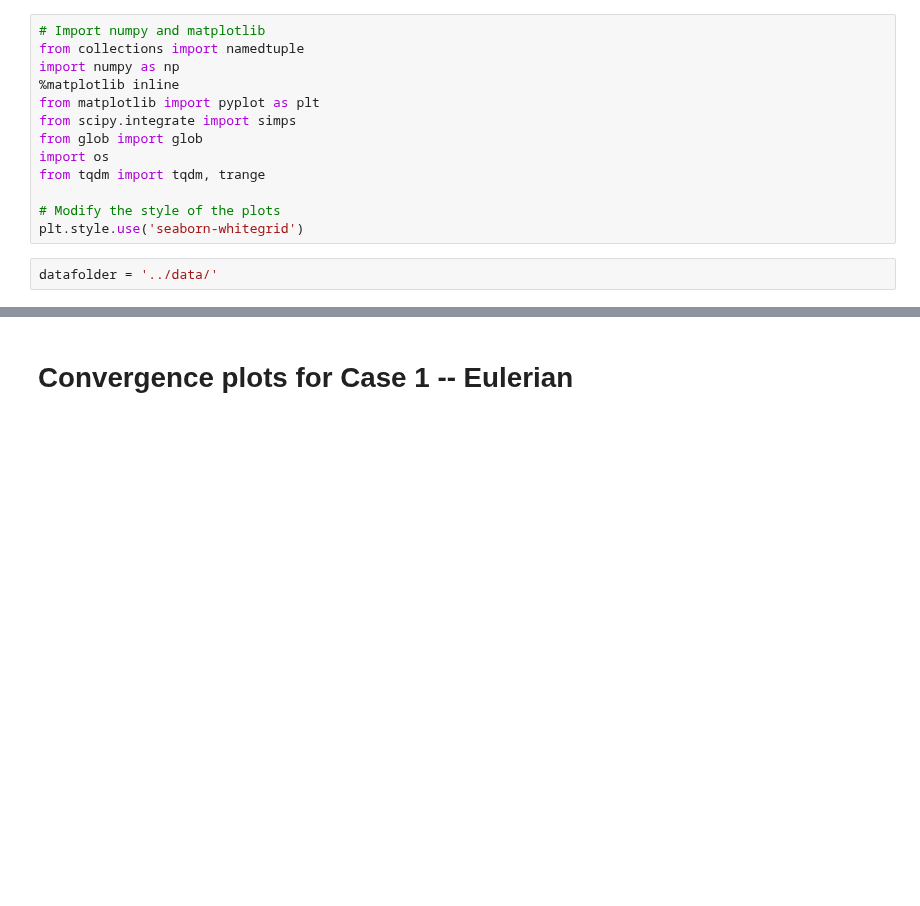
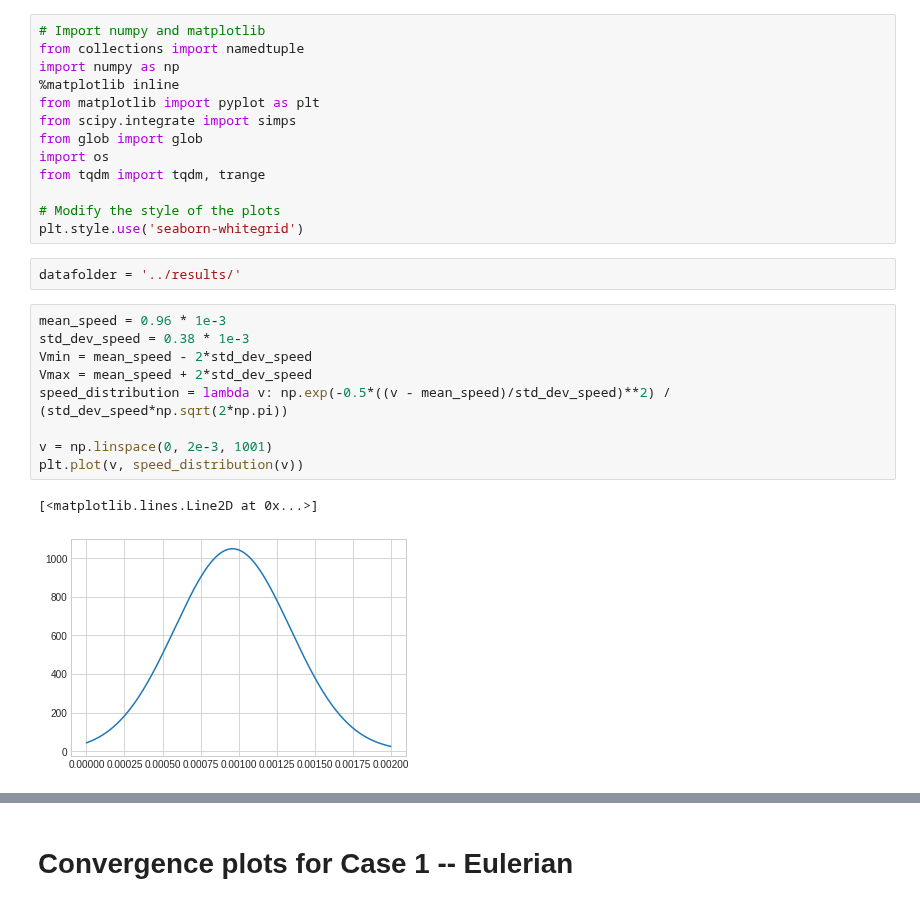
Before and after one commit to nordam/Eulerian-and-Lagrangian-methods, a Jupyter notebook: notebooks/ConvergencePlots.ipynb, the cells around one changed output, grey strips where cells are left out. Saved outputs shown, nothing was run; the diff lists cells and outputs as text; blank space fills up the shorter version.

```diff
--- a/notebooks/ConvergencePlots.ipynb
+++ b/notebooks/ConvergencePlots.ipynb
@@ -12,4 +12,16 @@ from tqdm import tqdm, trange
 # Modify the style of the plots
 plt.style.use('seaborn-whitegrid')
 # %%
-datafolder = '../data/'
+datafolder = '../results/'
+# %%
+mean_speed = 0.96 * 1e-3
+std_dev_speed = 0.38 * 1e-3
+Vmin = mean_speed - 2*std_dev_speed
+Vmax = mean_speed + 2*std_dev_speed
+speed_distribution = lambda v: np.exp(-0.5*((v - mean_speed)/std_dev_speed)**2) / (std_dev_speed*np.sqrt(2*np.pi))
+
+v = np.linspace(0, 2e-3, 1001)
+plt.plot(v, speed_distribution(v))
+# %% [output]
+[<matplotlib.lines.Line2D at 0x...>]
+[figure, added]
```
Also changed, not shown: parts of 6 cells of this notebook, 2 other files.
